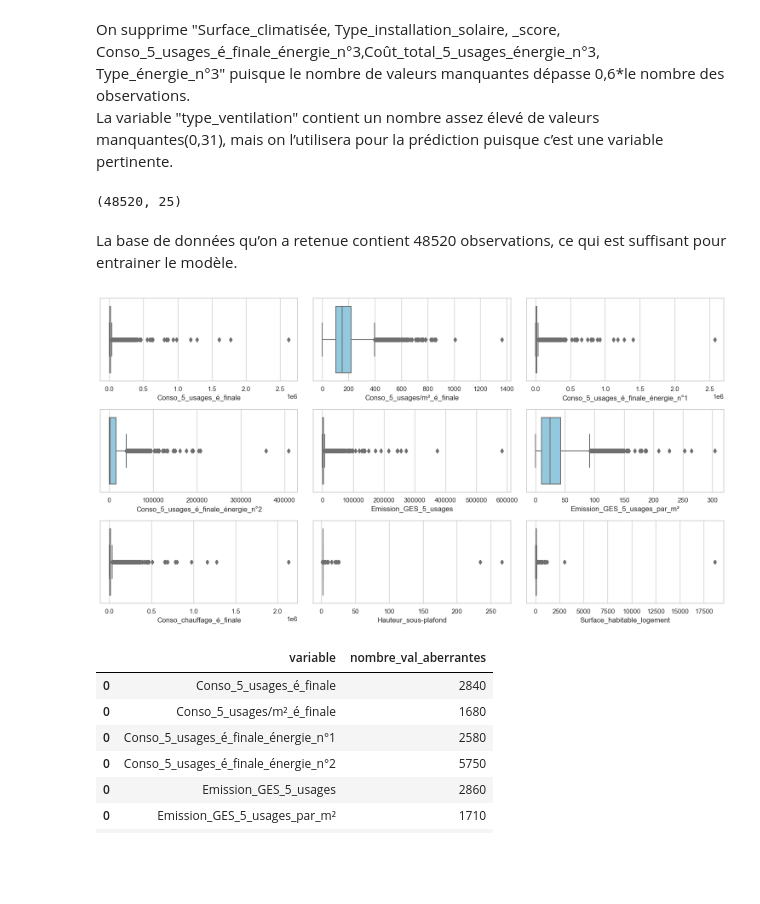
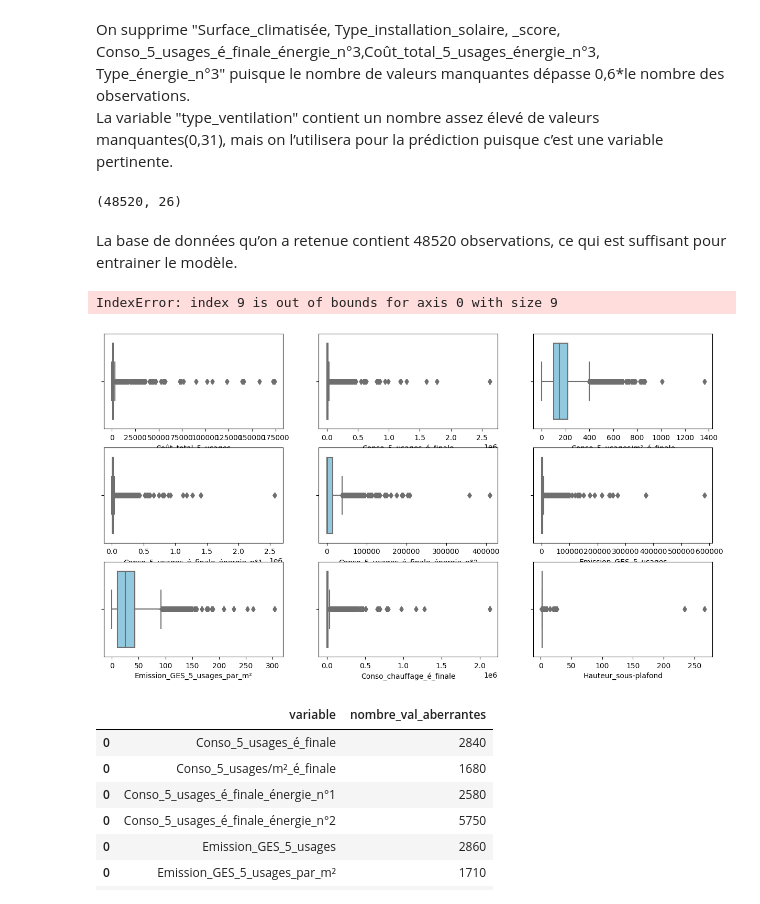
Before and after one commit to LACHQER-Wiam/Projet-Python, a Jupyter notebook: data.ipynb, the cells around one changed output. Cells and saved outputs as stored; diff of their text form; code cells hidden in the pictures; blank space fills up the shorter version.

```diff
--- a/data.ipynb
+++ b/data.ipynb
@@ -218,7 +218,7 @@ chosen_variables=['Type_énergie_n°1',
                   'Coût_total_5_usages_énergie_n°2',
                   'Conso_5_usages_é_finale_énergie_n°3',
                   #'Coût_total_5_usages_énergie_n°3',
-                  #'Coût_total_5_usages',
+                  'Coût_total_5_usages',
                   'Qualité_isolation_enveloppe',
                   'Qualité_isolation_menuiseries',
                   'Qualité_isolation_murs',
@@ -283,15 +283,16 @@ df = df.dropna(axis=0, how='any')
 # %%
 df.shape
 # %% [output]
-(48520, 25)
+(48520, 26)
 # %% [markdown]
 La base de données qu’on a retenue contient 48520 observations, ce qui est suffisant pour entrainer le modèle.
 # %%
-continuous_variables =['Conso_5_usages_é_finale','Conso_5_usages/m²_é_finale','Conso_5_usages_é_finale_énergie_n°1','Conso_5_usages_é_finale_énergie_n°2', 'Emission_GES_5_usages','Emission_GES_5_usages_par_m²','Conso_chauffage_é_finale','Hauteur_sous-plafond','Surface_habitable_logement']
+continuous_variables =['Coût_total_5_usages','Conso_5_usages_é_finale','Conso_5_usages/m²_é_finale','Conso_5_usages_é_finale_énergie_n°1','Conso_5_usages_é_finale_énergie_n°2', 'Emission_GES_5_usages','Emission_GES_5_usages_par_m²','Conso_chauffage_é_finale','Hauteur_sous-plafond','Surface_habitable_logement']
 
 eda.boxplot(df_DPE,continuous_variables)
 # %% [output]
+IndexError: index 9 is out of bounds for axis 0 with size 9
-[figure, old version]
+[figure, new version]
 # %%
 # Détection du nombre des valeurs aberrantes par la méthode des quantiles
 
```
Also changed, not shown: parts of 18 cells of this notebook, 1 other file.
